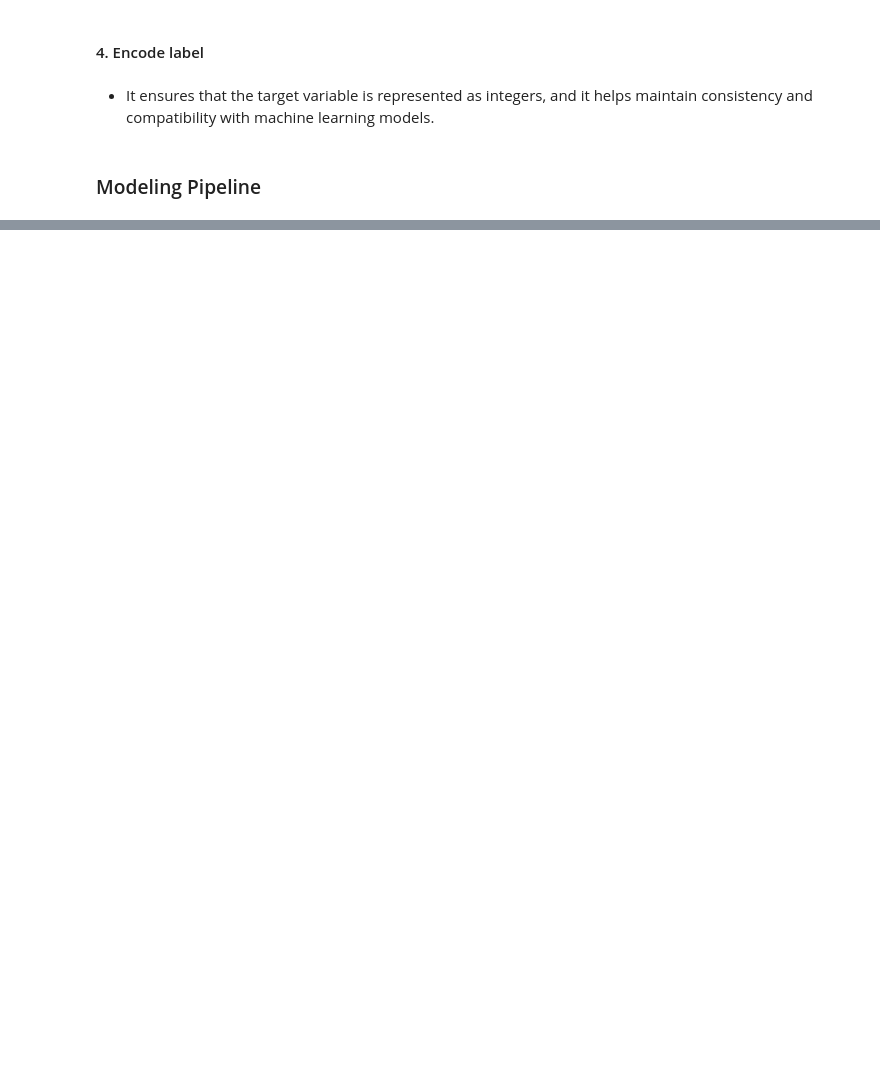
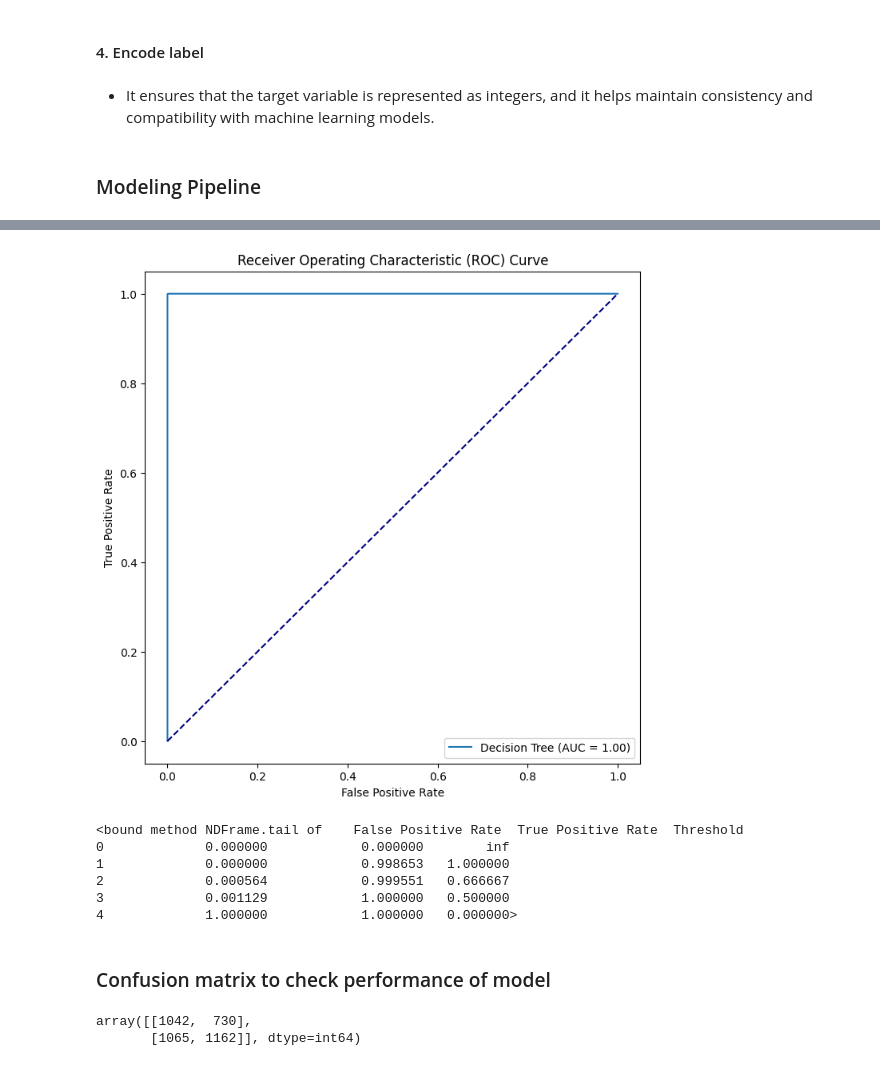
Before and after one commit to Patoski254/Customer_Churn_Predicting, a Jupyter notebook: notebook.ipynb, the cells around one changed output, grey strips where cells are left out. Cells and saved outputs as stored; diff of their text form; code cells hidden in the pictures; blank space fills up the shorter version.

```diff
--- a/notebook.ipynb
+++ b/notebook.ipynb
@@ -1408,0 +1773,23 @@ print("Accuracy:", accuracy_3)
+# %%
+pipeline_dt = imbpipeline(steps=[
+    ('preprocessor', preprocessor),
+    ('smote', SMOTE(random_state=42)),
+    ('feature_importance', selection),
+    ('classifier', DecisionTreeClassifier(random_state=42))
+])
+
+# Fit the pipeline to training data
+pipeline_dt.fit(X_train, y_train_encoded)
+
+# Get predicted probabilities for positive class
+y_score_dt = pipeline_dt.predict_proba(X_train)[:, 1]
+
+# Calculate ROC curve and AUC
+fpr_dt, tpr_dt, threshold_dt = roc_curve(y_test_encoded, y_score_dt)
+roc_auc_dt = auc(fpr_dt, tpr_dt)
+
+# Print AUC for Decision Tree
+print(f'Decision Tree AUC: {roc_auc_dt:.2f}')
+
+
+print(classification_report(y_test_encoded, pipeline_dt.predict(X_train)))
@@ -1408,0 +1806,53 @@ print("Accuracy:", accuracy_3)
+# %%
+# Create a plot
+plt.figure(figsize=(8, 8))
+
+# Plot ROC curve for Decision Tree
+plt.plot(fpr_dt, tpr_dt, label=f'Decision Tree (AUC = {roc_auc_dt:.2f})')
+
+# Plot the diagonal line for reference
+plt.plot([0, 1], [0, 1], color='navy', linestyle='--')
+
+# Set labels and title
+plt.xlabel('False Positive Rate')
+plt.ylabel('True Positive Rate')
+plt.title('Receiver Operating Characteristic (ROC) Curve')
+
+# Add legend in the lower right corner
+plt.legend(loc='lower right')
+
+# Show the plot
+plt.show()
+# %% [output]
+[figure, added]
+# %%
+# Threshold analysis for Decision Tree
+threshold_analysis_dt = roc_curve_data['Decision Tree'].tail
+
+# Print the threshold analysis
+print(threshold_analysis_dt)
+# %% [output]
+<bound method NDFrame.tail of    False Positive Rate  True Positive Rate  Threshold
+0             0.000000            0.000000        inf
+1             0.000000            0.998653   1.000000
+2             0.000564            0.999551   0.666667
+3             0.001129            1.000000   0.500000
+4             1.000000            1.000000   0.000000>
+# %% [markdown]
+### Confusion matrix to check performance of model
+# %%
+
+# Retrieve the 'Random Forest' pipeline
+
+forest_pipeline = all_pipeline['Decision Tree']
+# Make predictions using the pipeline
+forest_y_pred = forest_pipeline.predict(X_train)
+
+# Calculate the confusion matrix
+matrix = confusion_matrix(y_test_encoded, forest_y_pred)
+
+# Print the 'matrix' variable a
+matrix
+# %% [output]
+array([[1042,  730],
+       [1065, 1162]], dtype=int64)
```
Also changed, not shown: parts of 74 cells of this notebook, 2 other files.
